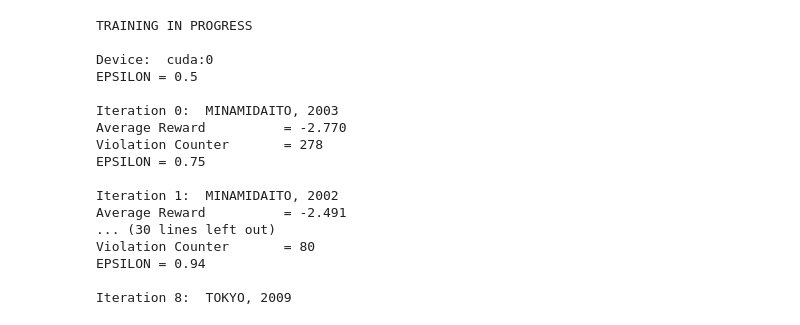
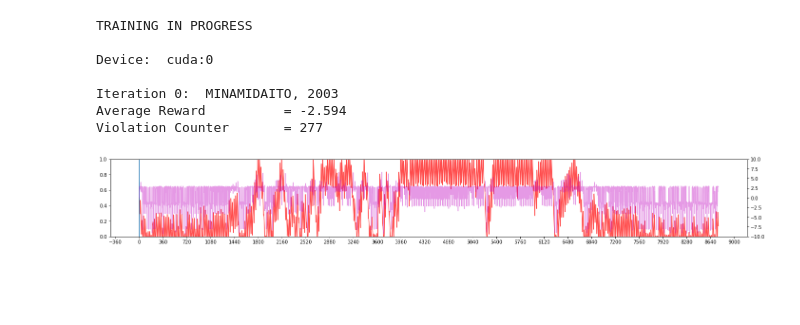
Before and after one commit to shaswot/dsn_eno, a Jupyter notebook: E_1.ipynb, the cells around one changed output. Cells and saved outputs as stored; diff of their text form; code cells hidden in the pictures; blank space fills up the shorter version.

```diff
--- a/E_1.ipynb
+++ b/E_1.ipynb
@@ -395,7 +400,7 @@ LR = 0.0001          # learning rate
 EPSILON = 0.9               # greedy policy
 GAMMA = 0.9                 # reward discount
 LAMBDA = 0.9                # parameter decay
-TARGET_REPLACE_ITER = 24*7*4*1    # target update frequency (every two months)
+TARGET_REPLACE_ITER = 24*7*4*6    # target update frequency (every two months)
 MEMORY_CAPACITY     = 24*7*4*12*2      # store upto six month worth of memory
 
 N_ACTIONS = 10 #no. of duty cycles (0,1,2,3,4)
@@ -581,9 +586,16 @@ print('\nTRAINING IN PROGRESS\n')
 print('Device: ', dqn.device)
 
 for iteration in range(NO_OF_ITERATIONS):
-    counter = iteration%10
-    EPSILON = 0.5*counter/(counter+1) + 0.5#sawtooth learning rate for disruptive learning
-    print('EPSILON = {:.2}'.format(EPSILON))
+    A = 2
+    B = 4
+    if(10<iteration<=30):
+        counter = iteration%10
+        EPSILON = 0.5*counter/(counter+A)+0.5 #sawtooth epsilon scheduling
+    elif(iteration>30):
+        EPSILON = 0.5*(iteration-30)/(iteration-30+B)+0.5 #asymptotic increase to 0.96
+    else:
+        EPSILON = 0.9
+
     LOCATION = random.choice(['tokyo','wakkanai','minamidaito'])
     YEAR = random.choice(np.arange(2000,2010))
     capm = CAPM(LOCATION,YEAR,shuffle=False, trainmode=False) #instantiate the CAPM class
@@ -667,33 +679,33 @@ for iteration in range(NO_OF_ITERATIONS):
 
 
 ###########################################################################################
-# #   PLOT battery levels, hourly rewards and the weights
-#     yr_record = np.delete(yr_record, 0, 0) #remove the first row which is garbage
-# #     NO_OF_DAYS = capm.eno.NO_OF_DAYS
-#     hourly_yr_reward_rec = yr_record[:,2]
-#     yr_reward_rec = hourly_yr_reward_rec[::24]
+#   PLOT battery levels, hourly rewards and the weights
+    yr_record = np.delete(yr_record, 0, 0) #remove the first row which is garbage
+#     NO_OF_DAYS = capm.eno.NO_OF_DAYS
+    hourly_yr_reward_rec = yr_record[:,2]
+    yr_reward_rec = hourly_yr_reward_rec[::24]
 
 
-#     fig = plt.figure(figsize=(24,3))
-#     TIME_STEPS = capm.eno.TIME_STEPS
-#     NO_OF_DAYS = capm.eno.NO_OF_DAYS
-#     DAY_SPACING = 15
-#     TICK_SPACING = TIME_STEPS*DAY_SPACING
-#     #plot battery
-#     ax = fig.add_subplot(111)
-#     ax.plot(np.arange(0,TIME_STEPS*NO_OF_DAYS),yr_record[:,0],'r')
-#     ax.set_ylim([0,1])
-#     ax.axvline(x=change_hr)
-#     ax.xaxis.set_major_locator(ticker.MultipleLocator(TICK_SPACING))
-# #     labels = [item for item in ax.get_xticklabels()]
-# #     print(labels)
-# #     labels [15:-1] = np.arange(0,NO_OF_DAYS,DAY_SPACING) #the first label is reserved to negative values
-# #     ax.set_xticklabels(labels)
-#     #plot hourly reward
-#     ax0 = ax.twinx()
-#     ax0.plot(hourly_yr_reward_rec, color='m')
-#     ax0.set_ylim(-7,3)
-#     plt.show()
+    fig = plt.figure(figsize=(24,3))
+    TIME_STEPS = capm.eno.TIME_STEPS
+    NO_OF_DAYS = capm.eno.NO_OF_DAYS
+    DAY_SPACING = 15
+    TICK_SPACING = TIME_STEPS*DAY_SPACING
+    #plot battery
+    ax = fig.add_subplot(111)
+    ax.plot(np.arange(0,TIME_STEPS*NO_OF_DAYS),yr_record[:,0],'r',alpha=0.7)
+    ax.set_ylim([0,1])
+    ax.axvline(x=change_hr)
+    ax.xaxis.set_major_locator(ticker.MultipleLocator(TICK_SPACING))
+#     labels = [item for item in ax.get_xticklabels()]
+#     print(labels)
+#     labels [15:-1] = np.arange(0,NO_OF_DAYS,DAY_SPACING) #the first label is reserved to negative values
+#     ax.set_xticklabels(labels)
+    #plot hourly reward
+    ax0 = ax.twinx()
+    ax0.plot(hourly_yr_reward_rec, color='m',alpha=0.4)
+    ax0.set_ylim(-10,10)
+    plt.show()
 
 
 #     fig = plt.figure(figsize=(18,3))
@@ -713,42 +725,33 @@ for iteration in range(NO_OF_ITERATIONS):
 #     old2fc2 = oldfc2
 #     oldfc2 = newfc2
 
 # #     ax3 = fig.add_subplot(143)
 # #     newfc3 = dqn.eval_net.fc3.weight.data.cpu().numpy().flatten()
 # #     ax3.plot(old2fc3,color='y', alpha=0.4)
 # #     ax3.plot(oldfc3,color='y',alpha = 0.7)
 # #     ax3.plot(newfc3,color='y')
 # #     old2fc3 = oldfc3
 # #     oldfc3 = newfc3
 
 #     axO = fig.add_subplot(133)
 #     newout = dqn.eval_net.out.weight.data.cpu().numpy().flatten()
 #     axO.plot(old2out,color='g', alpha=0.4)
 #     axO.plot(oldout,color='g',alpha=0.7)
 #     axO.plot(newout,color='g')
 #     old2out = oldout
 #     oldout = newout
 
 #     fig.tight_layout()
 #     plt.show()
 
 
     # End of training
 # %% [output]
 TRAINING IN PROGRESS
 
 Device:  cuda:0
-EPSILON = 0.5
 
 Iteration 0:  MINAMIDAITO, 2003
-Average Reward          = -2.770
-Violation Counter       = 278
-EPSILON = 0.75
-
-Iteration 1:  MINAMIDAITO, 2002
-Average Reward          = -2.491
-... (30 lines left out)
-Violation Counter       = 80
-EPSILON = 0.94
-
-Iteration 8:  TOKYO, 2009
+Average Reward          = -2.594
+Violation Counter       = 277
+[figure, added]
```
Also changed, not shown: parts of 5 cells of this notebook, 4 other files.
